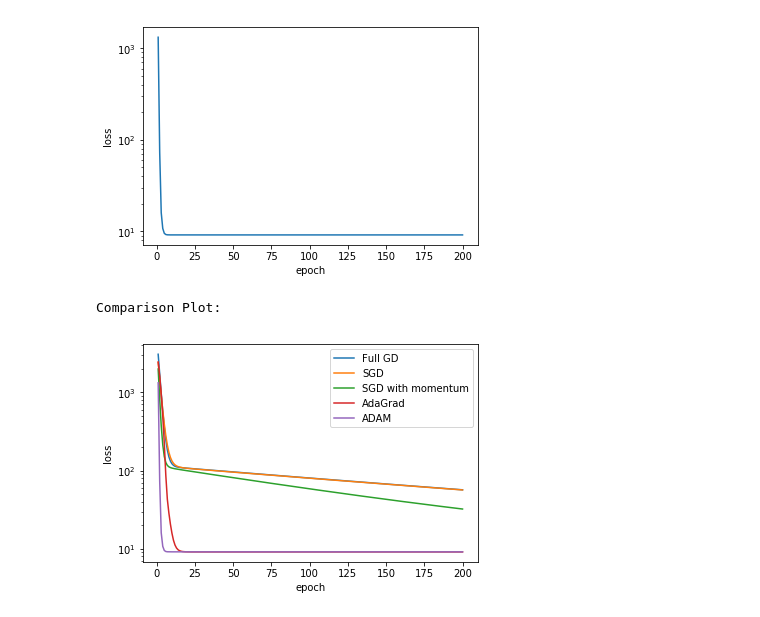
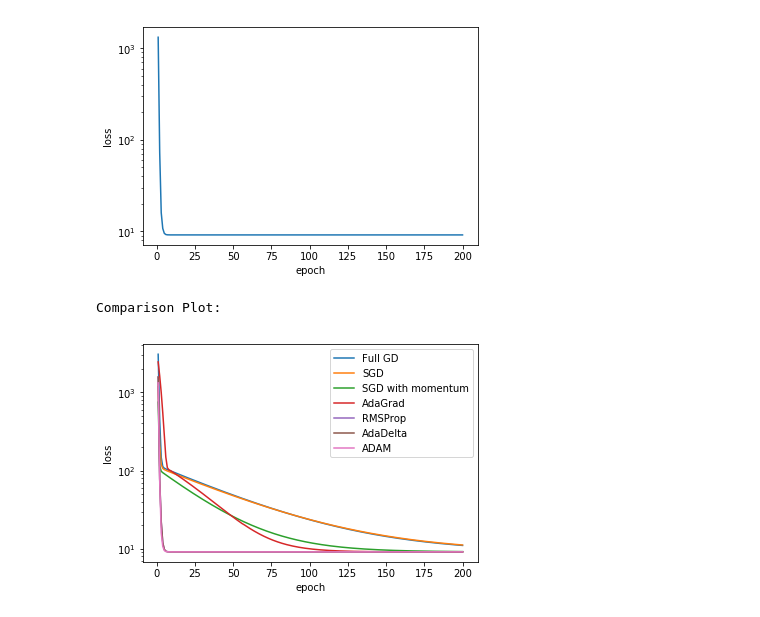
Before and after one commit to lucky-genius/mlassign2, a Jupyter notebook: Q1.ipynb, the cells around one changed output. Drawn from its saved outputs; the diff is of its cells as text; code cells hidden in the pictures.

Commit message:
rmsprop and incompelte adadelta

```diff
--- a/Q1.ipynb
+++ b/Q1.ipynb
@@ -24,15 +24,13 @@ start = time.time()
 m = 0
 c = 0
 prev_step = 1
-# precision = 0.000001
-eta = 0.001 # learning rate
+eta = 0.005 # learning rate
 epoch = 0
 max_epochs = 200 # no of iterations to run GD
 aggregate_loss_fgd = []
 
 # perform full gradient descent
 while epoch < max_epochs:
-# while prev_step > precision and epoch < max_epochs:
     Y_pred = m * X + c
     loss = (1/n)* sum((Yn - Y_pred) ** 2)
     aggregate_loss_fgd.append(loss)
@@ -41,7 +39,6 @@ while epoch < max_epochs:
     prev_m = m
     m = m - eta * D_m
     c = c - eta * D_c
-#     prev_step = abs(m - prev_m)
     epoch += 1
 end = time.time()
 
@@ -73,7 +70,7 @@ Plot:
 start = time.time()
 m = 0
 c = 0
-eta = 0.001 # learning rate
+eta = 0.005 # learning rate
 epoch = 0
 max_epochs = 200 # no of iterations to run GD
 aggregate_loss_sgd = []
@@ -116,7 +113,7 @@ Plot:
 start = time.time()
 m = 0
 c = 0
-eta = 0.001 # learning rate
+eta = 0.005 # learning rate
 gamma = 0.9 # momentum hyper parameter in range (0,1]
 beta = 0.9
 epoch = 0
@@ -166,7 +163,7 @@ start = time.time()
 m = 0
 c = 0
 eta_m = 0.01 # initial learning rate for both parameters
-eta_c = 0.01
+eta_c = 0.001
 epsilon = 1e-8 # smoothing term to avoid division by zero
 epoch = 0
 max_epochs = 200 # no of iterations to run GD
@@ -284,17 +394,19 @@ Plot:
 # %%
 # comparitive loss function plot
 # plotting function source: https://gluon.mxnet.io/chapter06_optimization/gd-sgd-scratch.html
 x_axis = np.linspace(1, 200, 200, endpoint=True)
 plt.semilogy(x_axis, aggregate_loss_fgd, label='Full GD')
 plt.semilogy(x_axis, aggregate_loss_sgd, label='SGD')
 plt.semilogy(x_axis, aggregate_loss_sgdm, label='SGD with momentum')
 plt.semilogy(x_axis, aggregate_loss_adagrad, label='AdaGrad')
+plt.semilogy(x_axis, aggregate_loss_rmsprop, label='RMSProp')
+plt.semilogy(x_axis, aggregate_loss_rmsprop, label='AdaDelta')
 plt.semilogy(x_axis, aggregate_loss_adam, label='ADAM')
 plt.xlabel('epoch')
 plt.ylabel('loss')
 plt.legend(loc='upper right')
 print("Comparison Plot: ")
 plt.show()
 # %% [output]
 Comparison Plot:
-[figure, old version]
+[figure, new version]
```
Also changed, not shown: parts of 7 cells of this notebook.
